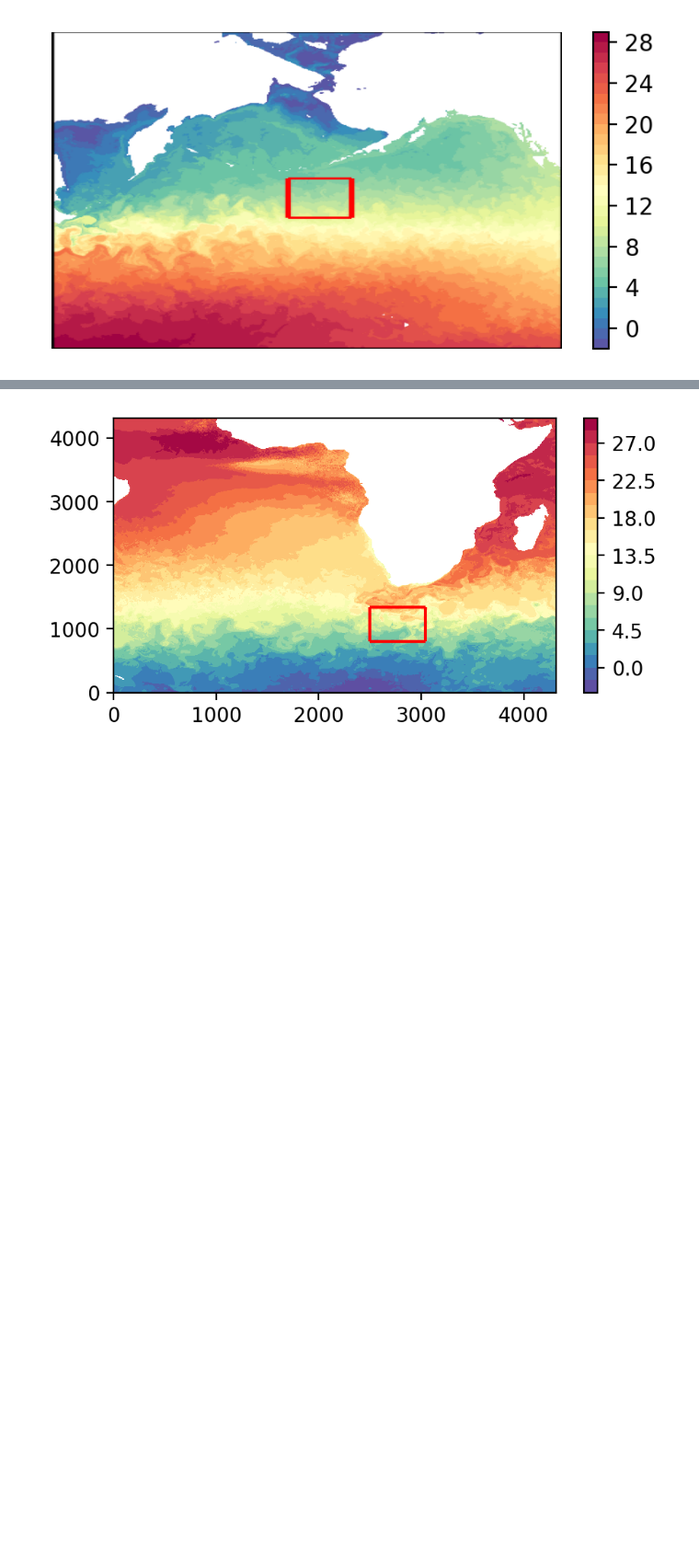
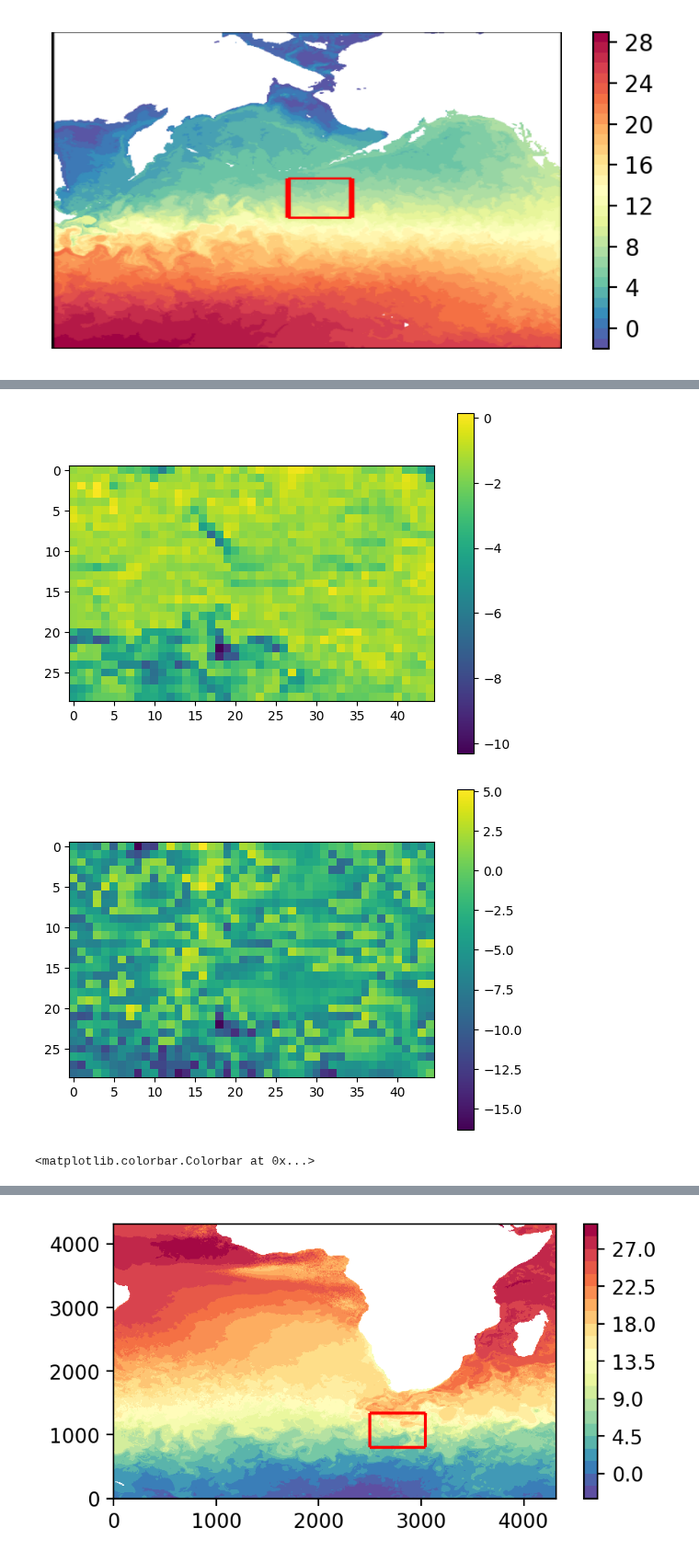
Before and after one commit to GHOpenonic/LLC_ocean_emulator, a Jupyter notebook: high_res_diagnostics/MLD/MLD_grid#comparison.ipynb, the cells around one changed output, grey strips where cells are left out. Shown at 92% size. Drawn from its saved outputs; the diff is of its cells as text; code cells hidden in the pictures; blank space fills up the shorter version.

```diff
--- a/high_res_diagnostics/MLD/MLD_grid#comparison.ipynb
+++ b/high_res_diagnostics/MLD/MLD_grid#comparison.ipynb
@@ -452,0 +236,15 @@ plt.show()
+# %%
+plt.imshow(MLD_1_tiles.MLD_pixels - MLD_2.MLD_pixels)
+plt.colorbar()
+plt.show()
+
+plt.imshow(MLD_1_tiles.MLD_pixels - MLD_3.MLD_pixels)
+plt.colorbar()
+plt.show()
+
+plt.imshow(MLD_2.MLD_pixels - MLD_3.MLD_pixels)
+plt.colorbar()
+# %% [output]
+[figure, added]
+[figure, added]
+<matplotlib.colorbar.Colorbar at 0x...>
```
Also changed, not shown: parts of 9 cells of this notebook, 5 other files.
